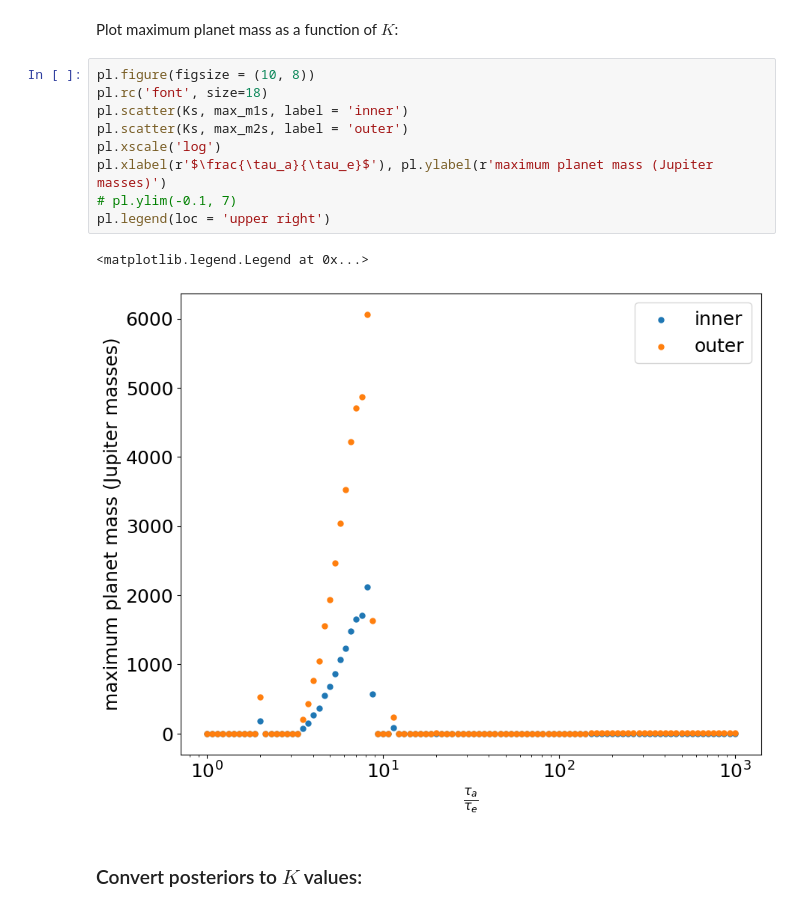
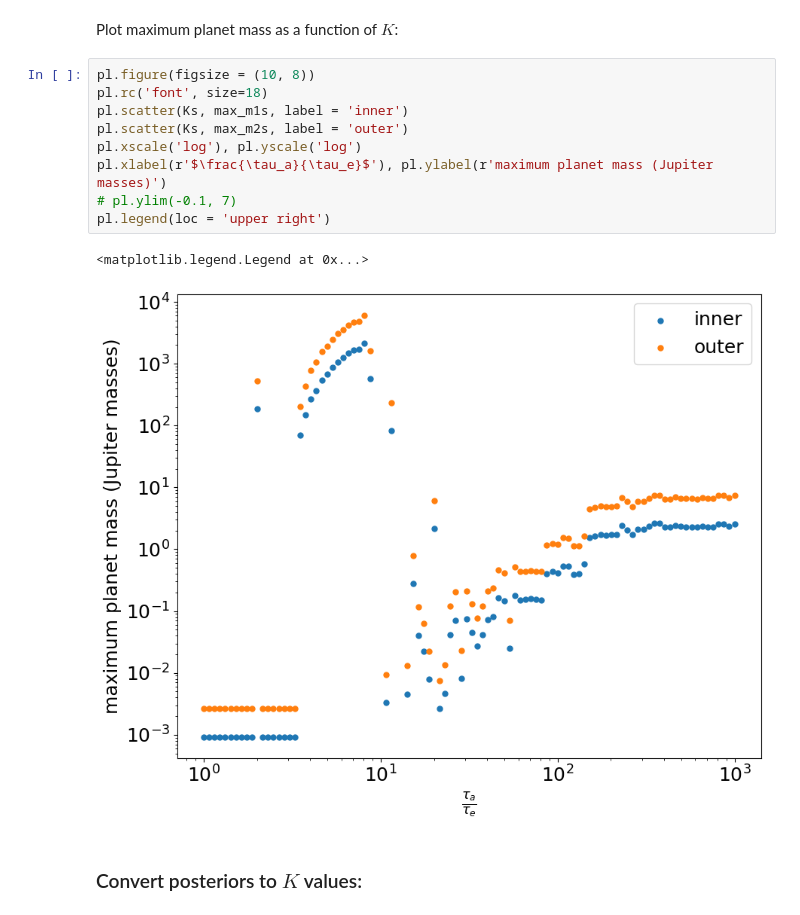
Before and after one commit to ia-chow/SURF2022, a Jupyter notebook: SURF/2021_fall-2022_winter/radvel_hd45364-sin_i_jitter_february_2024.ipynb, the cells around one changed output. Drawn from its saved outputs; the diff is of its cells as text.

Commit message:
yscale log on the maximum mass plot

```diff
--- a/SURF/2021_fall-2022_winter/radvel_hd45364-sin_i_jitter_february_2024.ipynb
+++ b/SURF/2021_fall-2022_winter/radvel_hd45364-sin_i_jitter_february_2024.ipynb
@@ -535,15 +535,15 @@ Plot maximum planet mass as a function of $K$:
 # %%
 pl.figure(figsize = (10, 8))
 pl.rc('font', size=18)
 pl.scatter(Ks, max_m1s, label = 'inner')
 pl.scatter(Ks, max_m2s, label = 'outer')
-pl.xscale('log')
+pl.xscale('log'), pl.yscale('log')
 pl.xlabel(r'$\frac{\tau_a}{\tau_e}$'), pl.ylabel(r'maximum planet mass (Jupiter masses)')
 # pl.ylim(-0.1, 7)
 pl.legend(loc = 'upper right')
 # %% [output]
 <matplotlib.legend.Legend at 0x...>
-[figure, old version]
+[figure, new version]
 # %% [markdown]
 ### Convert posteriors to $K$ values:
 # %% [markdown]
```
